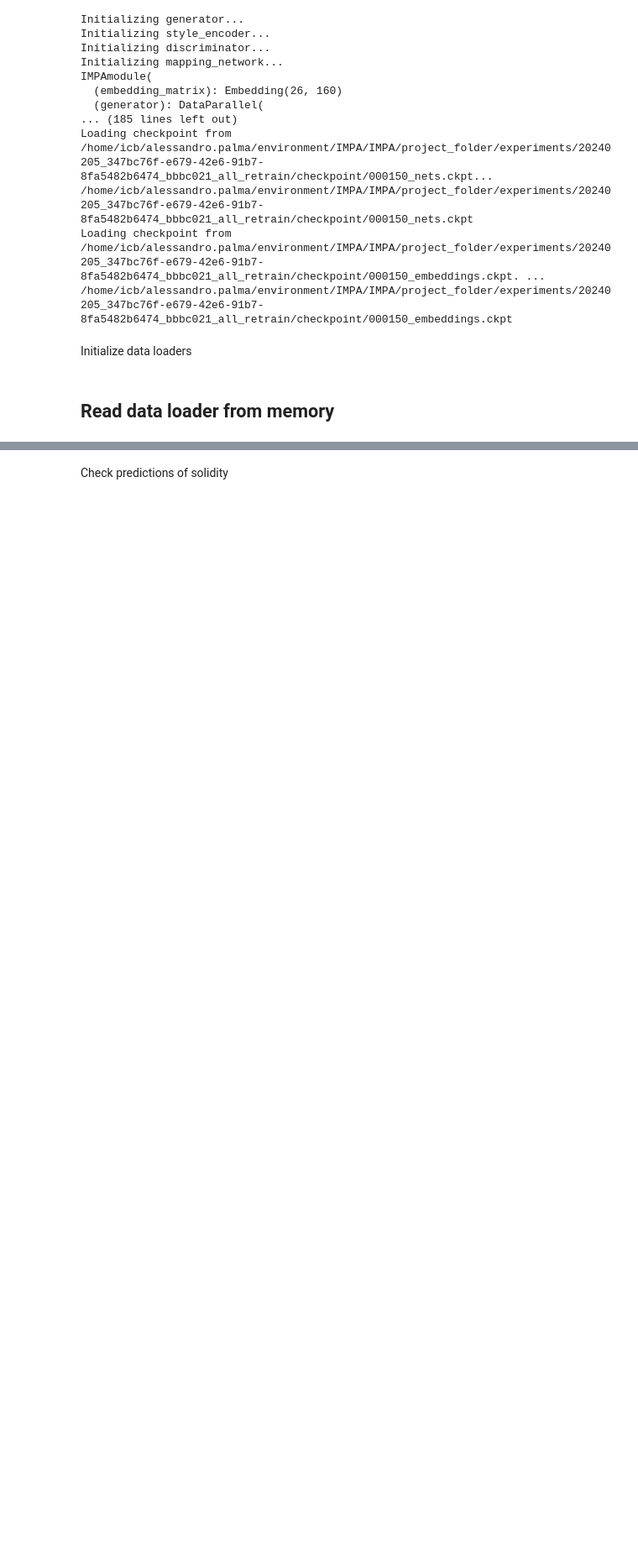
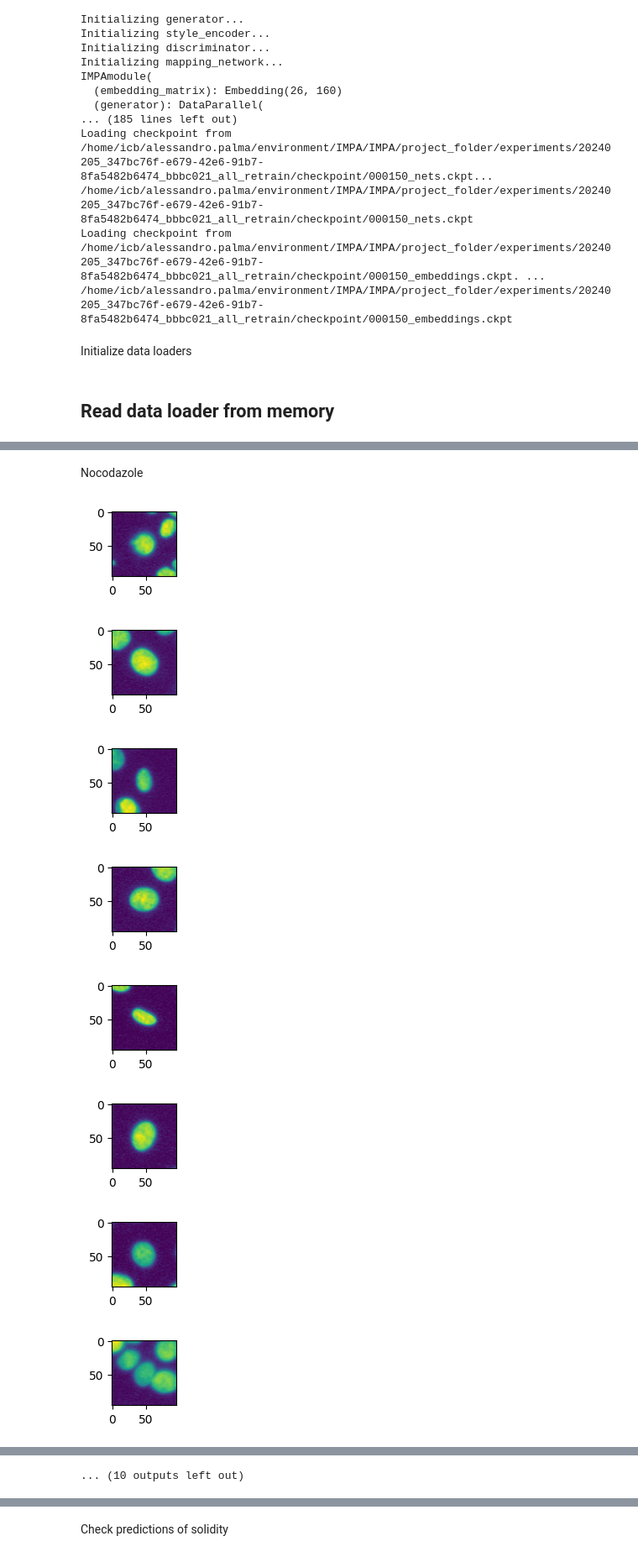
Before and after one commit to theislab/IMPA, a Jupyter notebook: notebooks/cpg0000/corrections_old_paper/strong_weak_drugs.ipynb, the cells around one changed output, grey strips where cells are left out. Shown at 84% size. Drawn from its saved outputs; the diff is of its cells as text; code cells hidden in the pictures; blank space fills up the shorter version.

```diff
--- a/notebooks/cpg0000/corrections_old_paper/strong_weak_drugs.ipynb
+++ b/notebooks/cpg0000/corrections_old_paper/strong_weak_drugs.ipynb
@@ -268,0 +297,16 @@ plot_n_images(transformed[:,:,:,2], 10,(1,1))
+# %% [markdown]
+Nocodazole
+# %%
+controls_nocodazole, transformed_nocodazole = transform_by_id(solver, dataloader, 100, "nocodazole", args)
+# %%
+plot_n_images(controls_nocodazole[:,:,:,2], 10,(1,1))
+plot_n_images(transformed_nocodazole[:,:,:,2], 10,(1,1))
+# %% [output]
+[figure, added]
+[figure, added]
+[figure, added]
+[figure, added]
+[figure, added]
+[figure, added]
+[figure, added]
+[figure, added]
@@ -268,0 +317 @@ plot_n_images(transformed[:,:,:,2], 10,(1,1))
+... (10 outputs left out)
```
Also changed, not shown: parts of 15 cells of this notebook, 6 other files.
